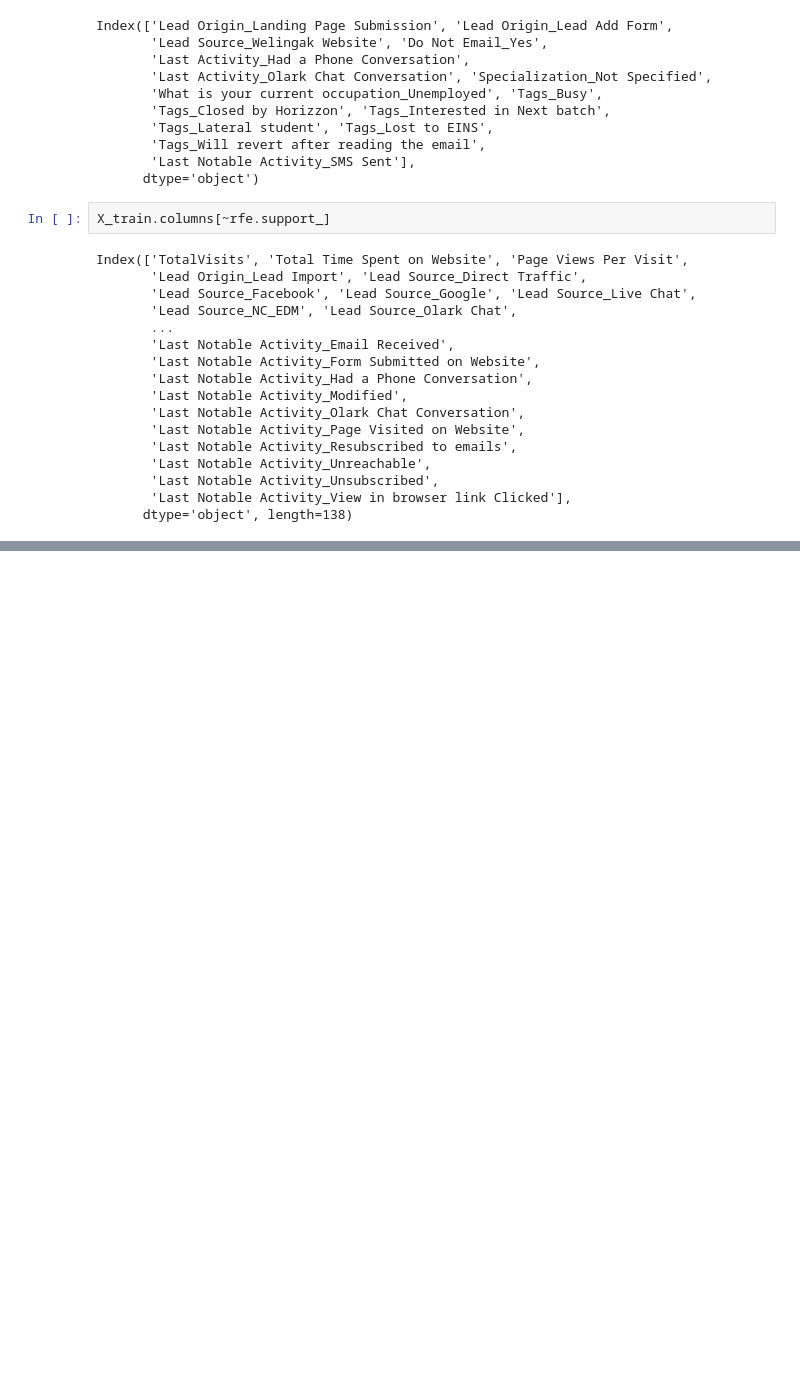
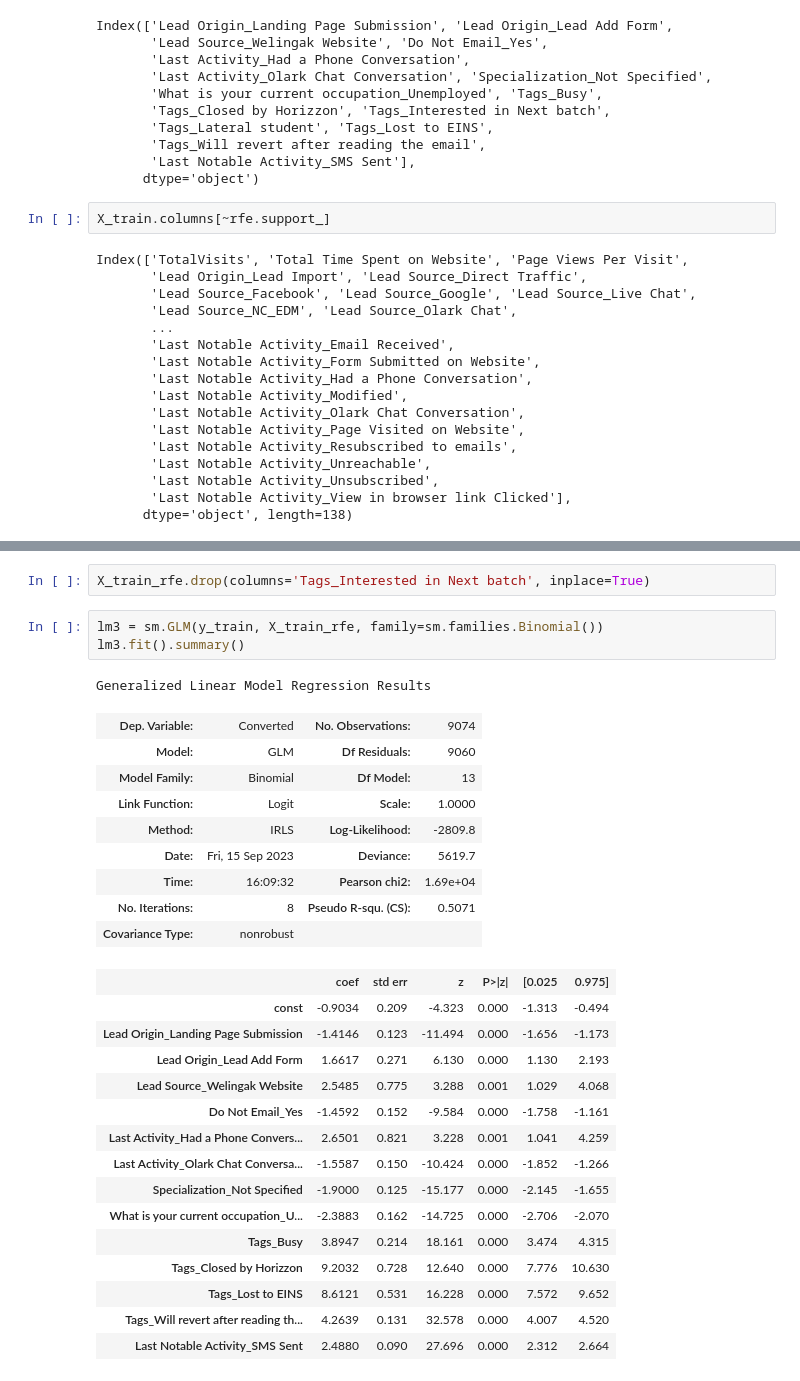
Before and after one commit to pratiksinha35/lead_score, a Jupyter notebook: Model.ipynb, the cells around one changed output, grey strips where cells are left out. Cells and saved outputs as stored; diff of their text form; blank space fills up the shorter version.

```diff
--- a/Model.ipynb
+++ b/Model.ipynb
@@ -570,0 +694,31 @@ X_train_rfe.head()
+# %%
+X_train_rfe.drop(columns='Tags_Interested in Next batch', inplace=True)
+# %%
+lm3 = sm.GLM(y_train, X_train_rfe, family=sm.families.Binomial())
+lm3.fit().summary()
+# %% [output]
+Generalized Linear Model Regression Results
+| Dep. Variable: | Converted | No. Observations: | 9074 |
+| Model: | GLM | Df Residuals: | 9060 |
+| Model Family: | Binomial | Df Model: | 13 |
+| Link Function: | Logit | Scale: | 1.0000 |
+| Method: | IRLS | Log-Likelihood: | -2809.8 |
+| Date: | Fri, 15 Sep 2023 | Deviance: | 5619.7 |
+| Time: | 16:09:32 | Pearson chi2: | 1.69e+04 |
+| No. Iterations: | 8 | Pseudo R-squ. (CS): | 0.5071 |
+| Covariance Type: | nonrobust |  |  |
+|  | coef | std err | z | P>|z| | [0.025 | 0.975] |
+| const | -0.9034 | 0.209 | -4.323 | 0.000 | -1.313 | -0.494 |
+| Lead Origin_Landing Page Submission | -1.4146 | 0.123 | -11.494 | 0.000 | -1.656 | -1.173 |
+| Lead Origin_Lead Add Form | 1.6617 | 0.271 | 6.130 | 0.000 | 1.130 | 2.193 |
+| Lead Source_Welingak Website | 2.5485 | 0.775 | 3.288 | 0.001 | 1.029 | 4.068 |
+| Do Not Email_Yes | -1.4592 | 0.152 | -9.584 | 0.000 | -1.758 | -1.161 |
+| Last Activity_Had a Phone Convers... | 2.6501 | 0.821 | 3.228 | 0.001 | 1.041 | 4.259 |
+| Last Activity_Olark Chat Conversa... | -1.5587 | 0.150 | -10.424 | 0.000 | -1.852 | -1.266 |
+| Specialization_Not Specified | -1.9000 | 0.125 | -15.177 | 0.000 | -2.145 | -1.655 |
+| What is your current occupation_U... | -2.3883 | 0.162 | -14.725 | 0.000 | -2.706 | -2.070 |
+| Tags_Busy | 3.8947 | 0.214 | 18.161 | 0.000 | 3.474 | 4.315 |
+| Tags_Closed by Horizzon | 9.2032 | 0.728 | 12.640 | 0.000 | 7.776 | 10.630 |
+| Tags_Lost to EINS | 8.6121 | 0.531 | 16.228 | 0.000 | 7.572 | 9.652 |
+| Tags_Will revert after reading th... | 4.2639 | 0.131 | 32.578 | 0.000 | 4.007 | 4.520 |
+| Last Notable Activity_SMS Sent | 2.4880 | 0.090 | 27.696 | 0.000 | 2.312 | 2.664 |
```
Also changed, not shown: parts of 10 cells of this notebook.
